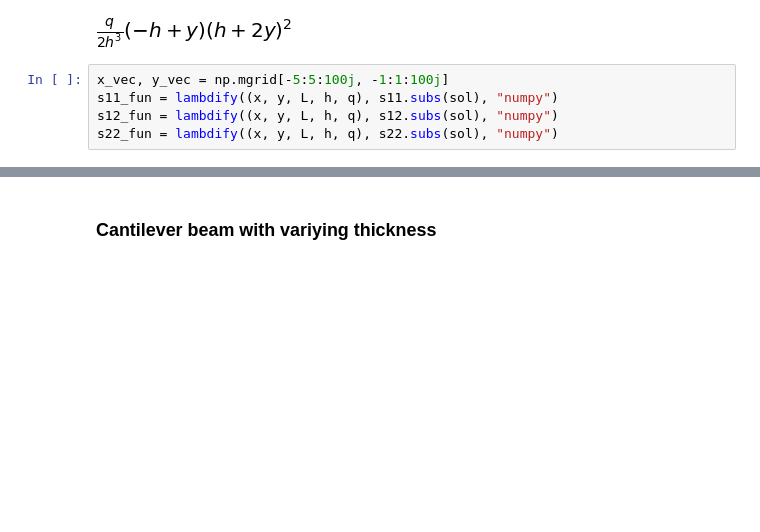
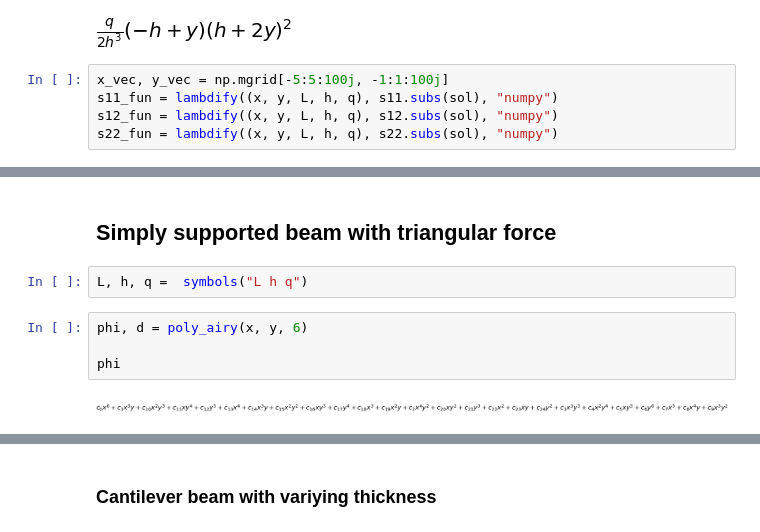
Before and after one commit to nicoguaro/notebooks_examples, a Jupyter notebook: Airy stress functions.ipynb, the cells around one changed output, grey strips where cells are left out. Saved outputs shown, nothing was run; the diff lists cells and outputs as text; blank space fills up the shorter version.

```diff
--- a/Airy stress functions.ipynb
+++ b/Airy stress functions.ipynb
@@ -365,3 +365,13 @@ plot_contours(x_vec, y_vec, s22_vec);
 # %% [output]
 [interactive output not drawn]
 [interactive output not drawn]
+# %% [markdown]
+## Simply supported beam with triangular force
+# %%
+L, h, q =  symbols("L h q")
+# %%
+phi, d = poly_airy(x, y, 6)
+
+phi
+# %% [output]
+[figure, added]
```
Also changed, not shown: parts of 26 cells of this notebook, 11 other files.
